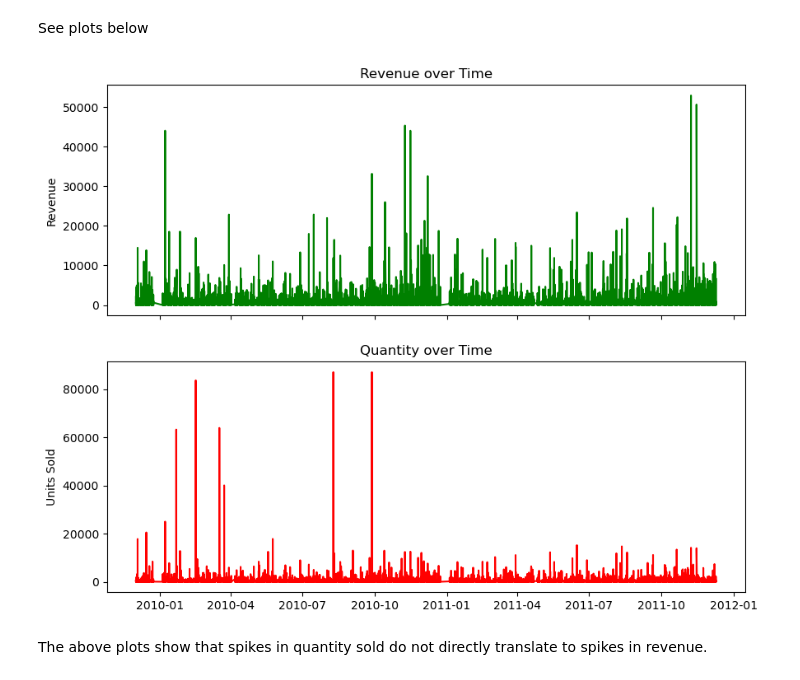
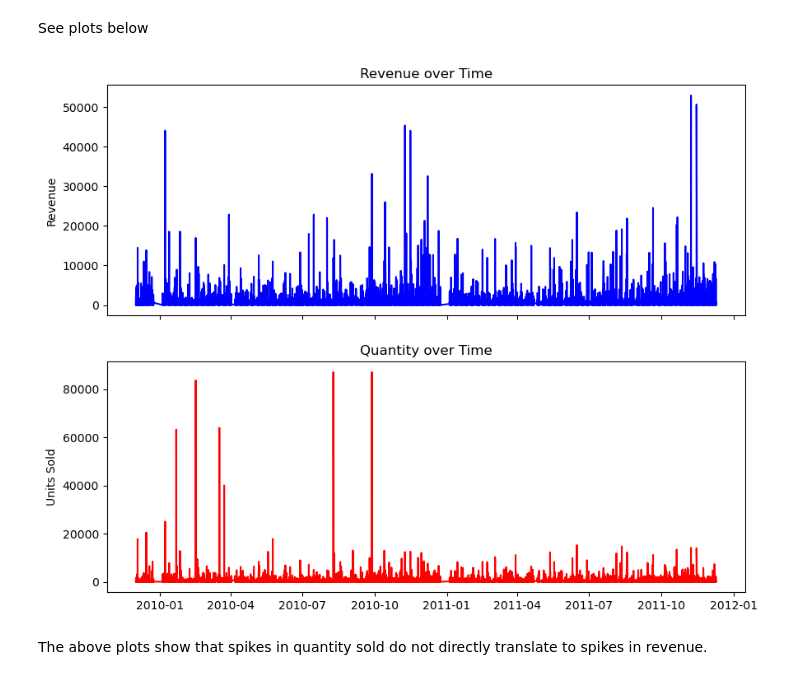
Before and after one commit to zadealfalah/salesSample, a Jupyter notebook: onlineRetail/retail.ipynb, the cells around one changed output. Drawn from its saved outputs; the diff is of its cells as text; code cells hidden in the pictures.

Commit message:
update plots

```diff
--- a/onlineRetail/retail.ipynb
+++ b/onlineRetail/retail.ipynb
@@ -243,16 +243,17 @@ See plots below
 # %%
 fig, axs = plt.subplots(2,1, figsize=(10,8), sharex=True)
 # df.groupby("invoicedate").sum().revenue.plot(ax=axes[0])
 # df.groupby("invoicedate").sum().quantity.plot(ax=axes[1])
-axs[0].plot(df.groupby("invoicedate").sum().revenue, c='green');
+axs[0].plot(df.groupby("invoicedate").sum().revenue, c='blue');
 axs[0].set_title("Revenue over Time")
 axs[0].set_ylabel("Revenue")
 axs[1].plot(df.groupby("invoicedate").sum().quantity, c='red');
 axs[1].set_title('Quantity over Time')
 axs[1].set_ylabel("Units Sold")
+fig.savefig(r"data/imgs/revAndQuantTotal.png")
 plt.show();
 # %% [output]
-[figure, old version]
+[figure, new version]
 # %% [markdown]
 The above plots show that spikes in quantity sold do not directly translate to spikes in revenue.
 # %% [markdown]
```
Also changed, not shown: parts of 1 cell of this notebook, 2 other files.
